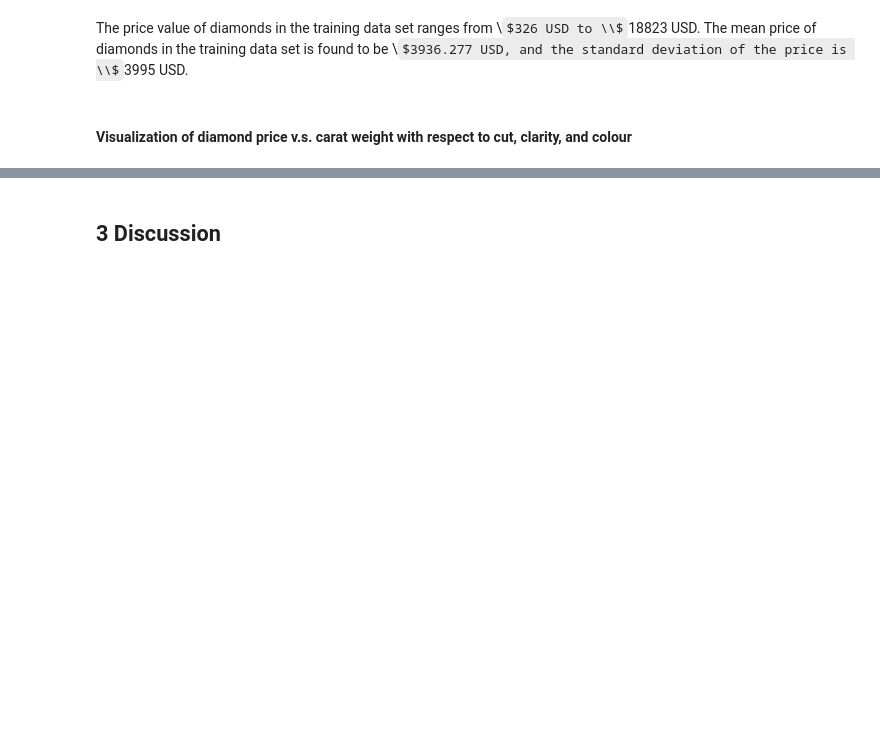
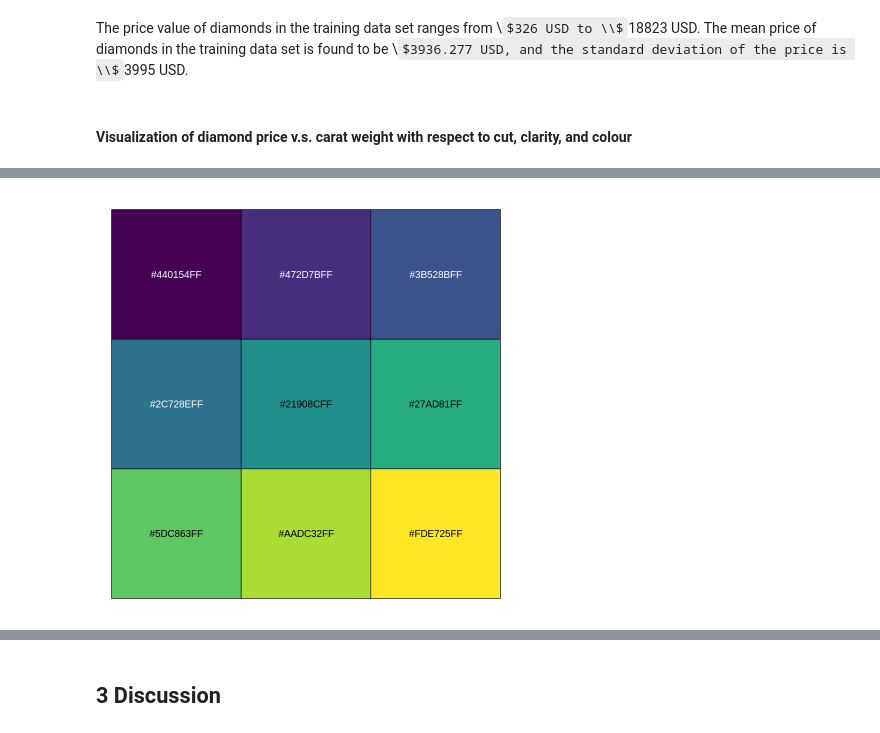
Before and after one commit to cpan0/dsci100-project, a Jupyter notebook: report.ipynb, the cells around one changed output, grey strips where cells are left out. Saved outputs shown, nothing was run; the diff lists cells and outputs as text; code cells hidden in the pictures; some formulas as TeX source; blank space fills up the shorter version.

```diff
--- a/report.ipynb
+++ b/report.ipynb
@@ -293,3 +317,7 @@ selected_colours
+# %%
+show_col(viridis(9))
+# %% [output]
+[figure, added]
 # %%
 options(repr.plot.width = 30, repr.plot.height = 10)
 my_colors <- brewer.pal(4, "BuPu")[2:4]
```
Also changed, not shown: parts of 7 cells of this notebook.
